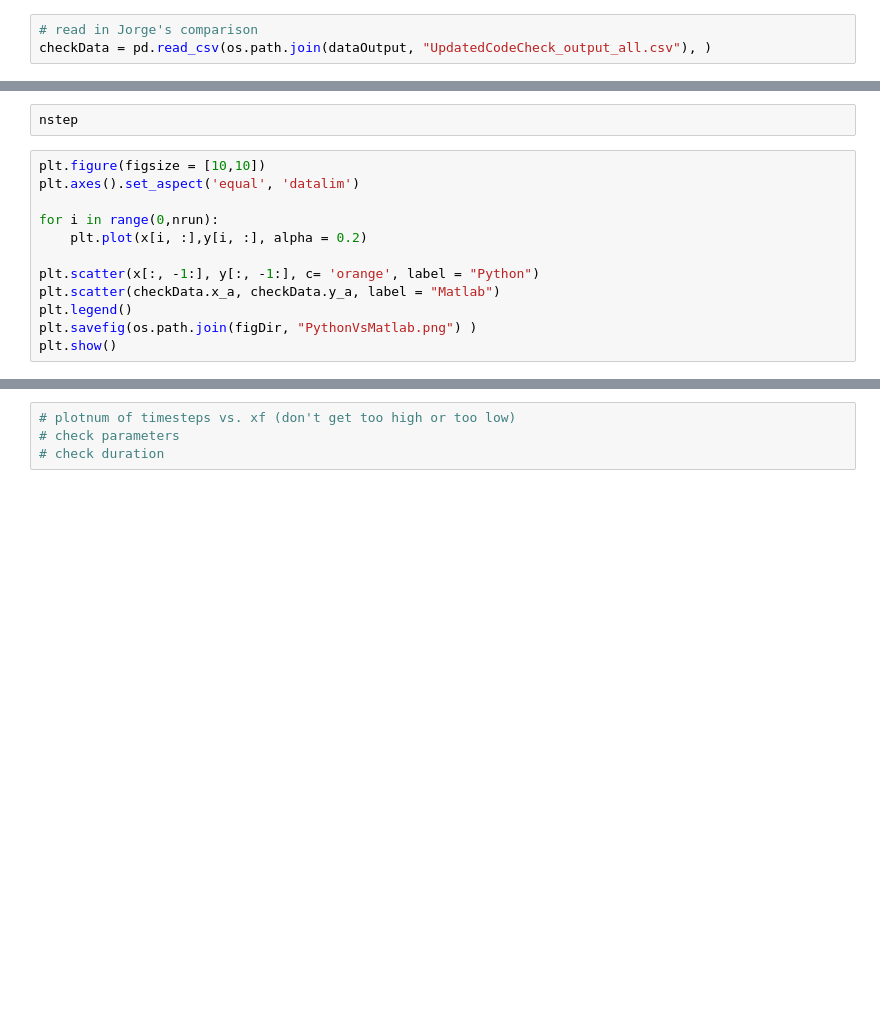
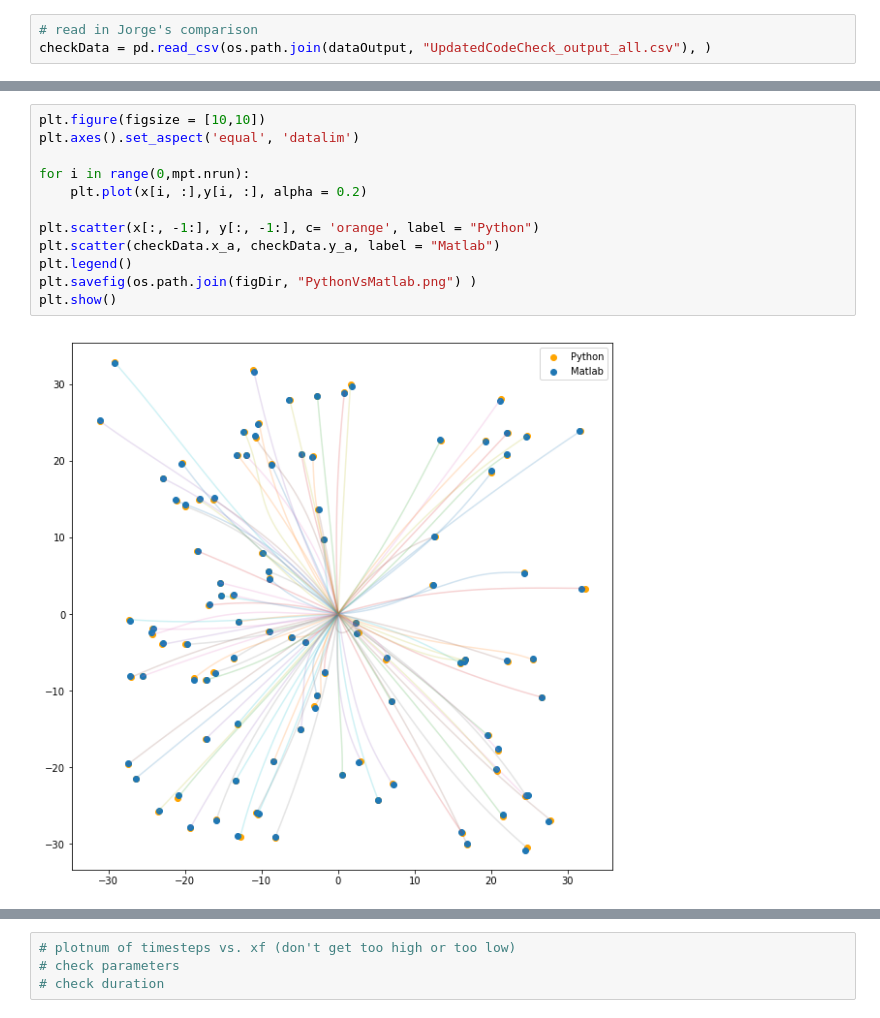
Before and after one commit to nifti-coe/ODE_Python, a Jupyter notebook: PythonCode/002_RunSimulation_loop.ipynb, the cells around one changed output, grey strips where cells are left out. Saved outputs shown, nothing was run; the diff lists cells and outputs as text; blank space fills up the shorter version.

```diff
--- a/PythonCode/002_RunSimulation_loop.ipynb
+++ b/PythonCode/002_RunSimulation_loop.ipynb
@@ -130,16 +138,16 @@ checkData.head()
-# %%
-nstep
 # %%
 plt.figure(figsize = [10,10])
 plt.axes().set_aspect('equal', 'datalim')
 
-for i in range(0,nrun):
+for i in range(0,mpt.nrun):
     plt.plot(x[i, :],y[i, :], alpha = 0.2)
 
 plt.scatter(x[:, -1:], y[:, -1:], c= 'orange', label = "Python")
 plt.scatter(checkData.x_a, checkData.y_a, label = "Matlab")
 plt.legend()
 plt.savefig(os.path.join(figDir, "PythonVsMatlab.png") )
 plt.show()
+# %% [output]
+[figure, added]
 # %%
 x.shape # nrun, nstep
```
Also changed, not shown: parts of 15 cells of this notebook, 5 other files.
